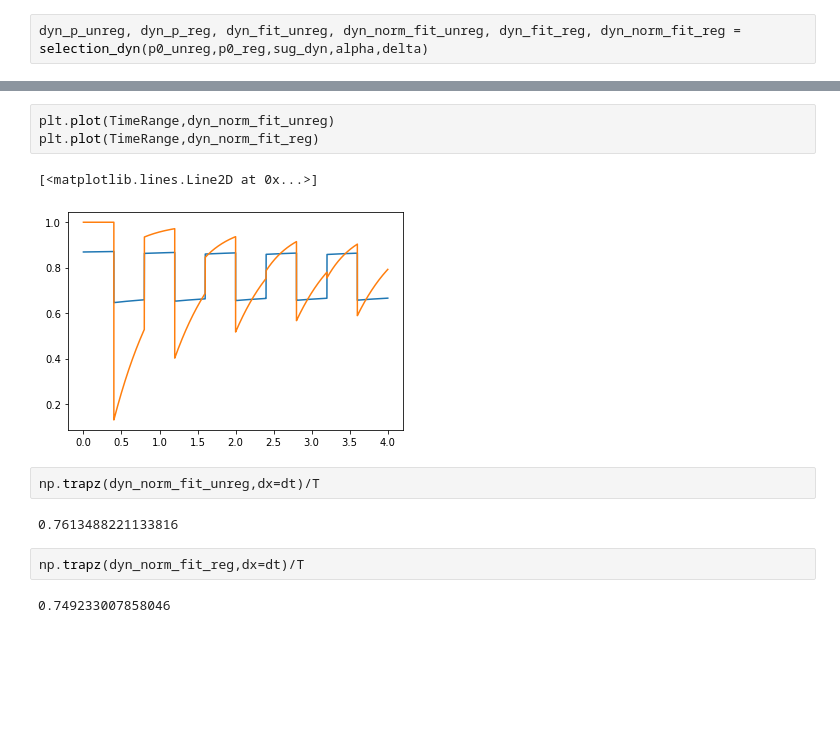
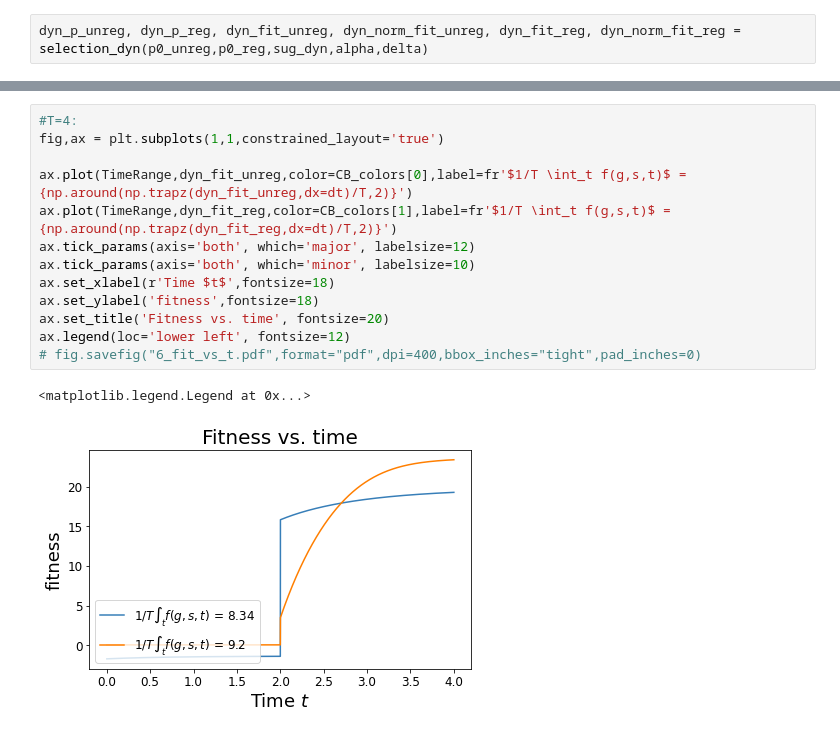
Before and after one commit to sreyam-sengupta/populations_legacy, a Jupyter notebook: 6_populations_dynamic_env.ipynb, the cells around one changed output, grey strips where cells are left out. Saved outputs shown, nothing was run; the diff lists cells and outputs as text; blank space fills up the shorter version.

```diff
--- a/6_populations_dynamic_env.ipynb
+++ b/6_populations_dynamic_env.ipynb
@@ -309,14 +151,16 @@ Text(0.5, 1.0, 'Distribution vs. time')
-# %%
-plt.plot(TimeRange,dyn_norm_fit_unreg)
-plt.plot(TimeRange,dyn_norm_fit_reg)
-# %% [output]
-[<matplotlib.lines.Line2D at 0x...>]
-[figure, removed]
-# %%
-np.trapz(dyn_norm_fit_unreg,dx=dt)/T
-# %% [output]
-0.7613488221133816
-# %%
-np.trapz(dyn_norm_fit_reg,dx=dt)/T
-# %% [output]
-0.749233007858046
+# %%
+#T=4:
+fig,ax = plt.subplots(1,1,constrained_layout='true')
+
+ax.plot(TimeRange,dyn_fit_unreg,color=CB_colors[0],label=fr'$1/T \int_t f(g,s,t)$ = {np.around(np.trapz(dyn_fit_unreg,dx=dt)/T,2)}')
+ax.plot(TimeRange,dyn_fit_reg,color=CB_colors[1],label=fr'$1/T \int_t f(g,s,t)$ = {np.around(np.trapz(dyn_fit_reg,dx=dt)/T,2)}')
+ax.tick_params(axis='both', which='major', labelsize=12)
+ax.tick_params(axis='both', which='minor', labelsize=10)
+ax.set_xlabel(r'Time $t$',fontsize=18)
+ax.set_ylabel('fitness',fontsize=18)
+ax.set_title('Fitness vs. time', fontsize=20)
+ax.legend(loc='lower left', fontsize=12)
+# fig.savefig("6_fit_vs_t.pdf",format="pdf",dpi=400,bbox_inches="tight",pad_inches=0)
+# %% [output]
+<matplotlib.legend.Legend at 0x...>
+[figure, added]
```
Also changed, not shown: parts of 13 cells of this notebook, 14 other files.
